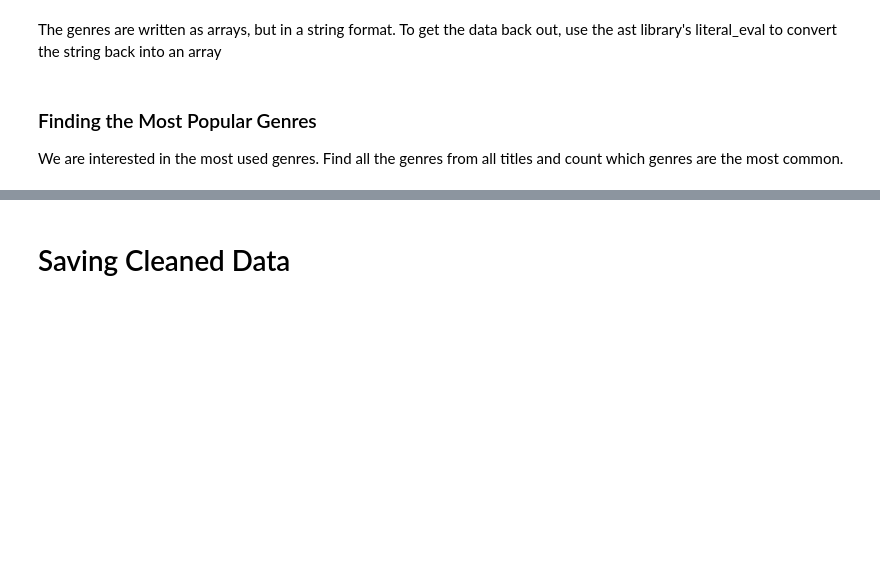
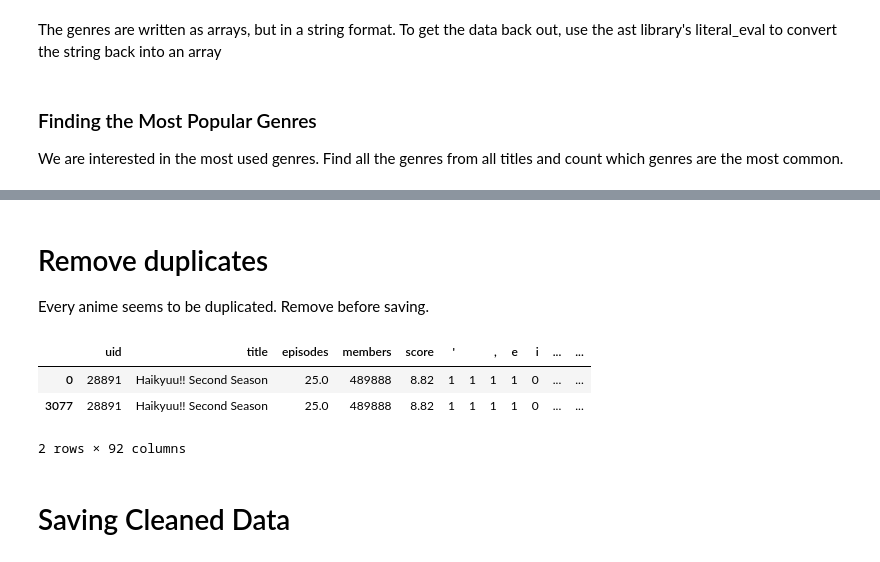
Before and after one commit to bryangne/FinalProject, a Jupyter notebook: Data Cleaning/animes-cleaning.ipynb, the cells around one changed output, grey strips where cells are left out. Drawn from its saved outputs; the diff is of its cells as text; code cells hidden in the pictures; blank space fills up the shorter version.

```diff
--- a/Data Cleaning/animes-cleaning.ipynb
+++ b/Data Cleaning/animes-cleaning.ipynb
@@ -188,0 +238,10 @@ animes.drop('genre', axis=1, inplace=True)
+# %% [markdown]
+# Remove duplicates
+Every anime seems to be duplicated. Remove before saving.
+# %%
+animes[animes['uid'] == 28891]
+# %% [output]
+|  | uid | title | episodes | members | score | ' |  | , | e | i | ... | ... |
+| 0 | 28891 | Haikyuu!! Second Season | 25.0 | 489888 | 8.82 | 1 | 1 | 1 | 1 | 0 | ... | ... |
+| 3077 | 28891 | Haikyuu!! Second Season | 25.0 | 489888 | 8.82 | 1 | 1 | 1 | 1 | 0 | ... | ... |
+2 rows × 92 columns
```
Also changed, not shown: parts of 13 cells of this notebook, 6 other files.
